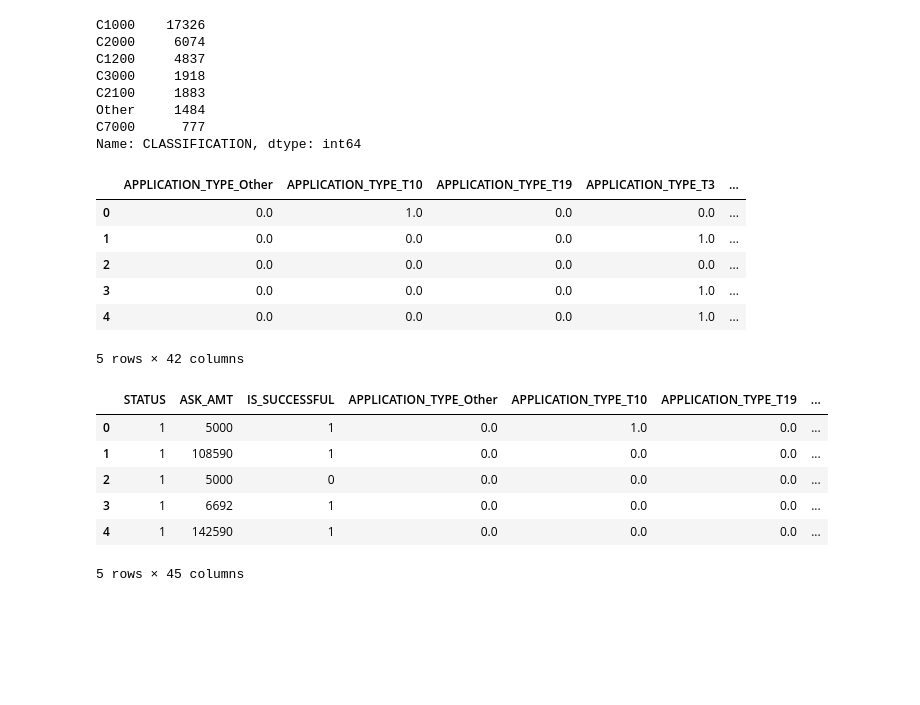
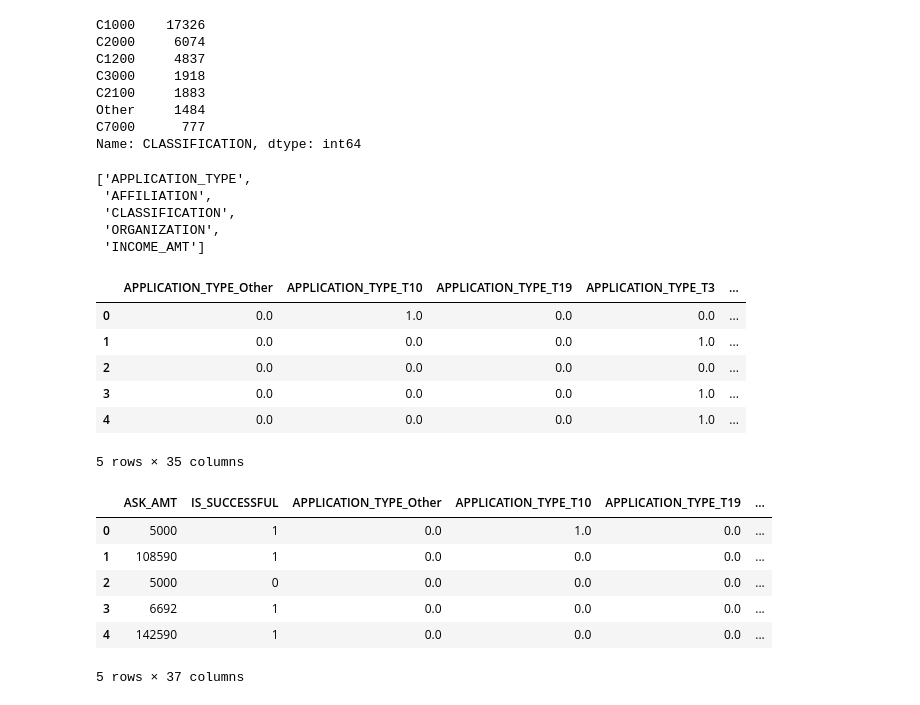
Before and after one commit to RababHanda/Neural_Network_Charity_Analysis, a Jupyter notebook: AlphabetSoupCharity_Optimization.ipynb, the cells around one changed output. Cells and saved outputs as stored; diff of their text form; code cells hidden in the pictures; blank space fills up the shorter version.

```diff
--- a/AlphabetSoupCharity_Optimization.ipynb
+++ b/AlphabetSoupCharity_Optimization.ipynb
@@ -78,7 +68,7 @@ application_count.plot.density()
 [figure]
 # %%
 # Determine which values to replace if counts are less than ...?
-replace_application = list(application_count[application_count < 500].index)
+replace_application = list(application_type_counts[application_type_counts < 500].index)
 
 # Replace in dataframe
 for app in replace_application:
@@ -99,9 +89,8 @@ Other      276
 Name: APPLICATION_TYPE, dtype: int64
 # %%
 # Look at CLASSIFICATION value counts for binning
-classification_count = application_df.CLASSIFICATION.value_counts()
-
-classification_count
+classification_value_counts = application_df['CLASSIFICATION'].value_counts()
+classification_value_counts
 # %% [output]
 C1000    17326
 C2000     6074
@@ -123,7 +112,7 @@ classification_count.plot.density()
 [figure]
 # %%
 # Determine which values to replace if counts are less than ..?
-replace_class = list(classification_count[classification_count < 500].index)
+replace_class = list(classification_value_counts[classification_value_counts < 500].index)
 
 # Replace in dataframe
 for cls in replace_class:
@@ -143,6 +132,13 @@ Name: CLASSIFICATION, dtype: int64
 # %%
 # Generate our categorical variable lists
 application_cat = application_df.dtypes[application_df.dtypes == "object"].index.tolist()
+application_cat
+# %% [output]
+['APPLICATION_TYPE',
+ 'AFFILIATION',
+ 'CLASSIFICATION',
+ 'ORGANIZATION',
+ 'INCOME_AMT']
 # %%
 # Create a OneHotEncoder instance
 enc = OneHotEncoder(sparse=False)
@@ -151,7 +147,7 @@ enc = OneHotEncoder(sparse=False)
 encode_df = pd.DataFrame(enc.fit_transform(application_df[application_cat]))
 
 # Add the encoded variable names to the dataframe
-encode_df.columns = enc.get_feature_names_out(application_cat)
+encode_df.columns = enc.get_feature_names(application_cat)
 encode_df.head()
 # %% [output]
 |  | APPLICATION_TYPE_Other | APPLICATION_TYPE_T10 | APPLICATION_TYPE_T19 | APPLICATION_TYPE_T3 | ... |
@@ -160,20 +156,19 @@ encode_df.head()
 | 2 | 0.0 | 0.0 | 0.0 | 0.0 | ... |
 | 3 | 0.0 | 0.0 | 0.0 | 1.0 | ... |
 | 4 | 0.0 | 0.0 | 0.0 | 1.0 | ... |
-5 rows × 42 columns
+5 rows × 35 columns
 # %%
 # Merge one-hot encoded features and drop the originals
-application_df = application_df.merge(encode_df,left_index=True, right_index=True)
-application_df = application_df.drop(columns = application_cat, axis = 1)
-
+application_df = application_df.merge(encode_df, left_index=True,right_index=True)
+application_df = application_df.drop(columns = application_cat)
 application_df.head()
 # %% [output]
-|  | STATUS | ASK_AMT | IS_SUCCESSFUL | APPLICATION_TYPE_Other | APPLICATION_TYPE_T10 | APPLICATION_TYPE_T19 | ... |
-| 0 | 1 | 5000 | 1 | 0.0 | 1.0 | 0.0 | ... |
-| 1 | 1 | 108590 | 1 | 0.0 | 0.0 | 0.0 | ... |
-| 2 | 1 | 5000 | 0 | 0.0 | 0.0 | 0.0 | ... |
-| 3 | 1 | 6692 | 1 | 0.0 | 0.0 | 0.0 | ... |
-| 4 | 1 | 142590 | 1 | 0.0 | 0.0 | 0.0 | ... |
+|  | ASK_AMT | IS_SUCCESSFUL | APPLICATION_TYPE_Other | APPLICATION_TYPE_T10 | APPLICATION_TYPE_T19 | ... |
+| 0 | 5000 | 1 | 0.0 | 1.0 | 0.0 | ... |
+| 1 | 108590 | 1 | 0.0 | 0.0 | 0.0 | ... |
+| 2 | 5000 | 0 | 0.0 | 0.0 | 0.0 | ... |
+| 3 | 6692 | 1 | 0.0 | 0.0 | 0.0 | ... |
+| 4 | 142590 | 1 | 0.0 | 0.0 | 0.0 | ... |
-5 rows × 45 columns
+5 rows × 37 columns
 # %%
 # Split our preprocessed data into our features and target arrays
```
Also changed, not shown: parts of 33 cells of this notebook, 9 other files.
